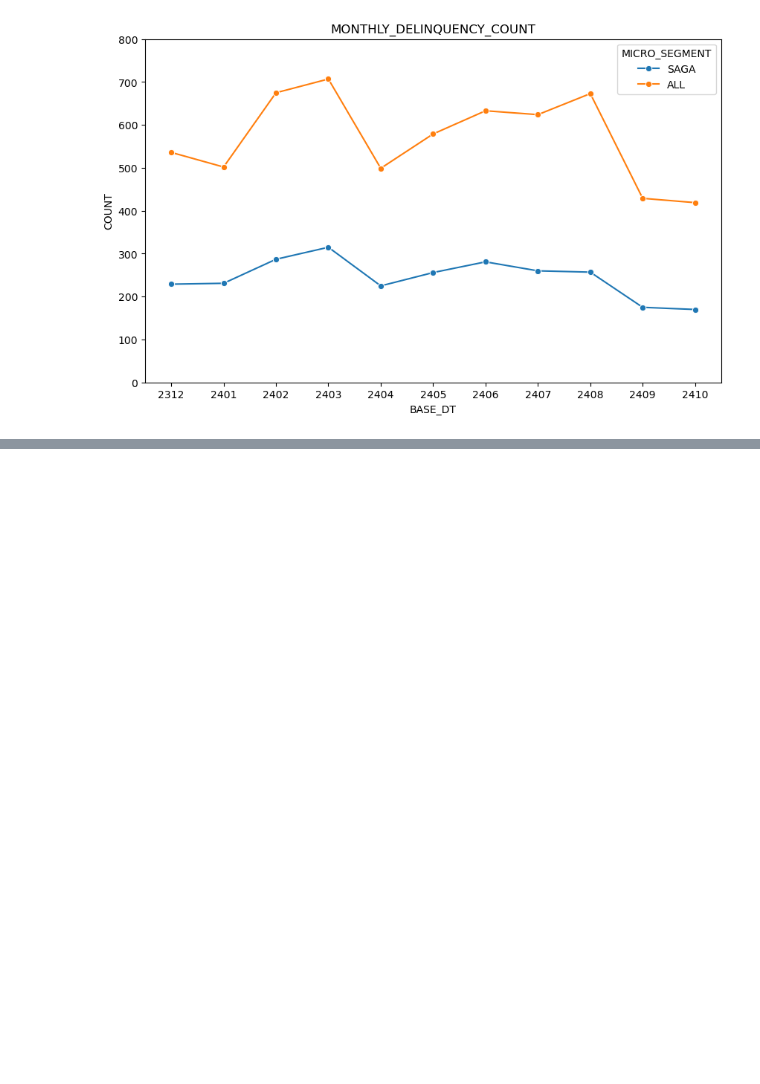
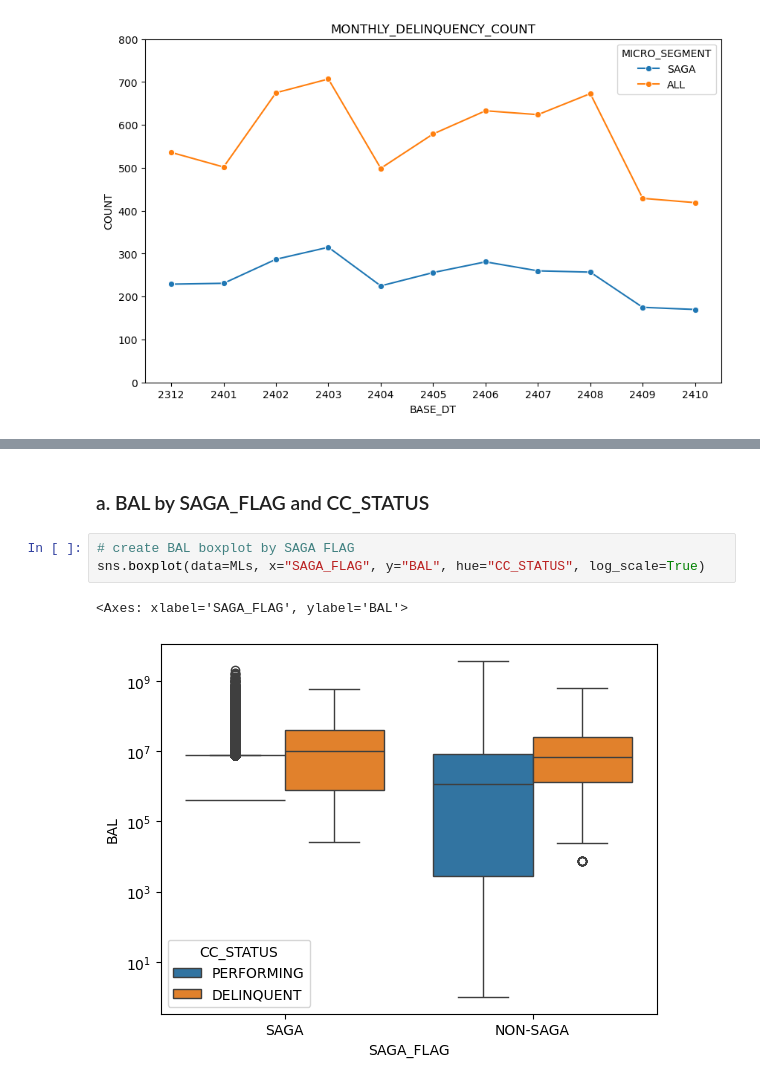
Before and after one commit to Sinxisx/Credit-Card-Analysis, a Jupyter notebook: Scratch.ipynb, the cells around one changed output, grey strips where cells are left out. Saved outputs shown, nothing was run; the diff lists cells and outputs as text; blank space fills up the shorter version.

```diff
--- a/Scratch.ipynb
+++ b/Scratch.ipynb
@@ -1112,0 +1129,8 @@ sns.lineplot(data=MonthlyGCIFDeliComb, x="BASE_DT", y='GCIF_COUNT', hue='MICRO_S
+# %% [markdown]
+### a. BAL by SAGA_FLAG and CC_STATUS
+# %%
+# create BAL boxplot by SAGA FLAG
+sns.boxplot(data=MLs, x="SAGA_FLAG", y="BAL", hue="CC_STATUS", log_scale=True)
+# %% [output]
+<Axes: xlabel='SAGA_FLAG', ylabel='BAL'>
+[figure, added]
```
Also changed, not shown: parts of 9 cells of this notebook.
